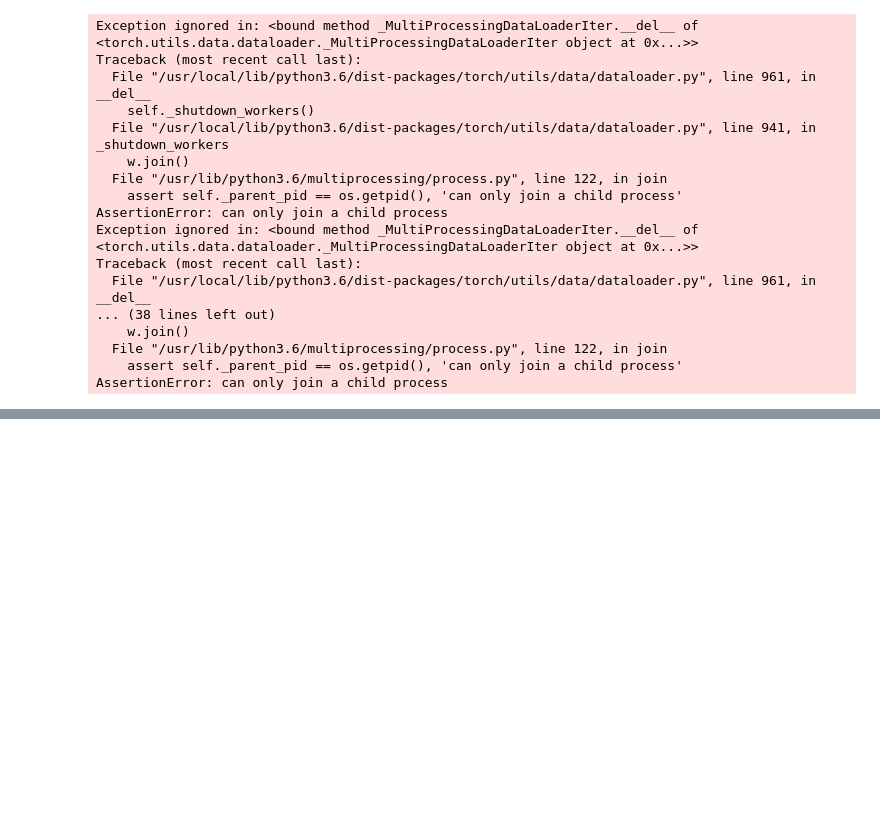
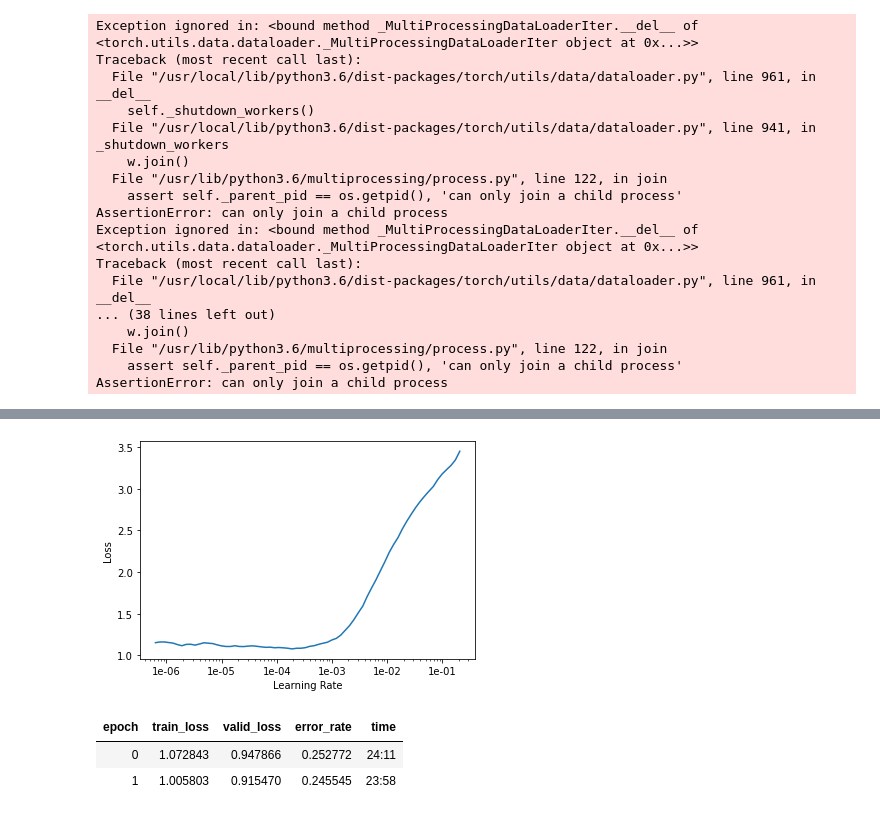
Before and after one commit to 04Ricky/DeepLearning, a Jupyter notebook: Food_Image_DL.ipynb, the cells around one changed output, grey strips where cells are left out. Drawn from its saved outputs; the diff is of its cells as text; code cells hidden in the pictures; blank space fills up the shorter version.

```diff
--- a/Food_Image_DL.ipynb
+++ b/Food_Image_DL.ipynb
@@ -112,0 +148,3 @@ learn.save('stage1')
+# %%
+learn.unfreeze()
+learn.load('stage1')
@@ -112,0 +176,11 @@ learn.save('stage1')
+# %%
+learn.recorder.plot()
+# %% [output]
+[figure, added]
+# %%
+learn.unfreeze()
+learn.fit_one_cycle(2,max_lr=slice(1e-6,1e-4))
+# %% [output]
+| epoch | train_loss | valid_loss | error_rate | time |
+| 0 | 1.072843 | 0.947866 | 0.252772 | 24:11 |
+| 1 | 1.005803 | 0.915470 | 0.245545 | 23:58 |
```
Also changed, not shown: parts of 7 cells of this notebook.
